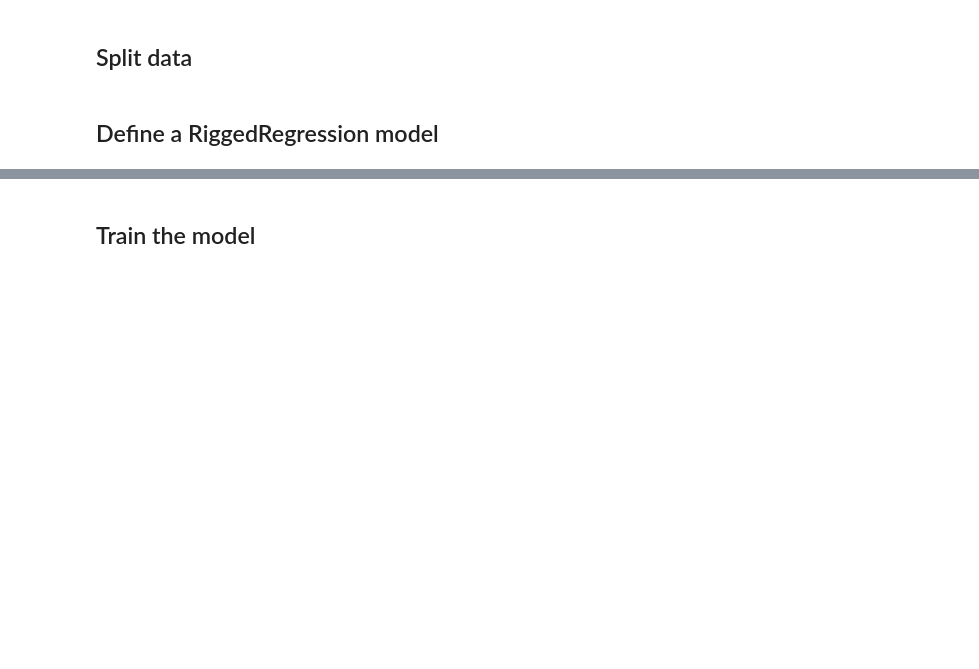
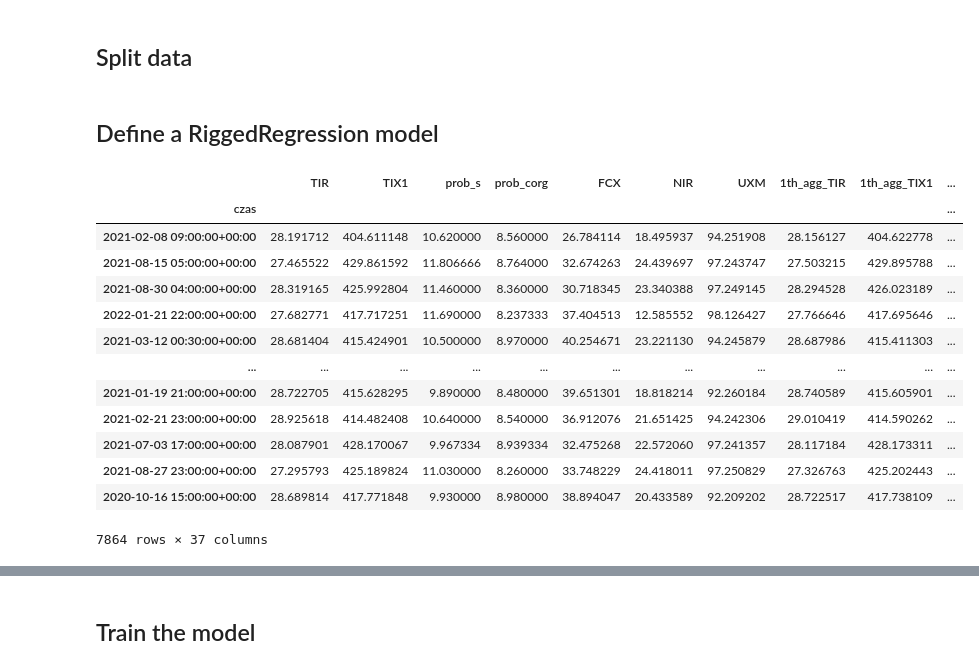
Before and after one commit to falowane-garnki/cuvalley, a Jupyter notebook: src/ClearDataRidgeRegression.ipynb, the cells around one changed output, grey strips where cells are left out. Drawn from its saved outputs; the diff is of its cells as text; code cells hidden in the pictures; blank space fills up the shorter version.

```diff
--- a/src/ClearDataRidgeRegression.ipynb
+++ b/src/ClearDataRidgeRegression.ipynb
@@ -37,6 +37,23 @@ y_val.to_csv("y_val.csv")
 X_val.to_csv("x_val.csv")
 # %% [markdown]
 ## Define a RiggedRegression model
+# %%
+train
+# %% [output]
+|  | TIR | TIX1 | prob_s | prob_corg | FCX | NIR | UXM | 1th_agg_TIR | 1th_agg_TIX1 | ... |
+| czas |  |  |  |  |  |  |  |  |  | ... |
+| 2021-02-08 09:00:00+00:00 | 28.191712 | 404.611148 | 10.620000 | 8.560000 | 26.784114 | 18.495937 | 94.251908 | 28.156127 | 404.622778 | ... |
+| 2021-08-15 05:00:00+00:00 | 27.465522 | 429.861592 | 11.806666 | 8.764000 | 32.674263 | 24.439697 | 97.243747 | 27.503215 | 429.895788 | ... |
+| 2021-08-30 04:00:00+00:00 | 28.319165 | 425.992804 | 11.460000 | 8.360000 | 30.718345 | 23.340388 | 97.249145 | 28.294528 | 426.023189 | ... |
+| 2022-01-21 22:00:00+00:00 | 27.682771 | 417.717251 | 11.690000 | 8.237333 | 37.404513 | 12.585552 | 98.126427 | 27.766646 | 417.695646 | ... |
+| 2021-03-12 00:30:00+00:00 | 28.681404 | 415.424901 | 10.500000 | 8.970000 | 40.254671 | 23.221130 | 94.245879 | 28.687986 | 415.411303 | ... |
+| ... | ... | ... | ... | ... | ... | ... | ... | ... | ... | ... |
+| 2021-01-19 21:00:00+00:00 | 28.722705 | 415.628295 | 9.890000 | 8.480000 | 39.651301 | 18.818214 | 92.260184 | 28.740589 | 415.605901 | ... |
+| 2021-02-21 23:00:00+00:00 | 28.925618 | 414.482408 | 10.640000 | 8.540000 | 36.912076 | 21.651425 | 94.242306 | 29.010419 | 414.590262 | ... |
+| 2021-07-03 17:00:00+00:00 | 28.087901 | 428.170067 | 9.967334 | 8.939334 | 32.475268 | 22.572060 | 97.241357 | 28.117184 | 428.173311 | ... |
+| 2021-08-27 23:00:00+00:00 | 27.295793 | 425.189824 | 11.030000 | 8.260000 | 33.748229 | 24.418011 | 97.250829 | 27.326763 | 425.202443 | ... |
+| 2020-10-16 15:00:00+00:00 | 28.689814 | 417.771848 | 9.930000 | 8.980000 | 38.894047 | 20.433589 | 92.209202 | 28.722517 | 417.738109 | ... |
+7864 rows × 37 columns
 # %%
 solvers = ['svd', 'cholesky', 'lsqr', 'sparse_cg', 'sag', 'saga']
 alphas = [.1, .5, 1]
```
Also changed, not shown: parts of 3 cells of this notebook, 8 other files.
